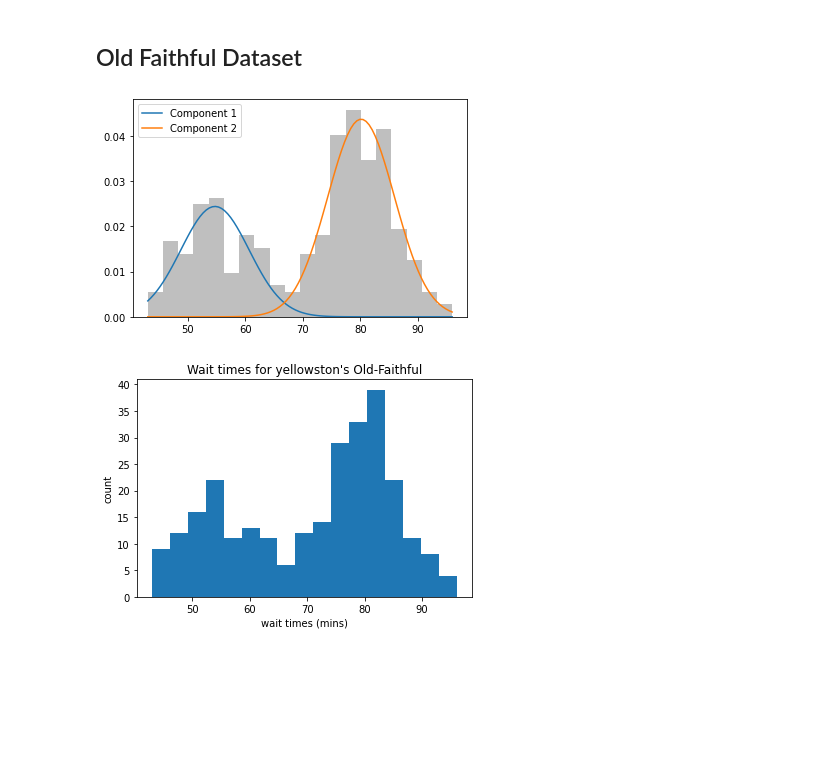
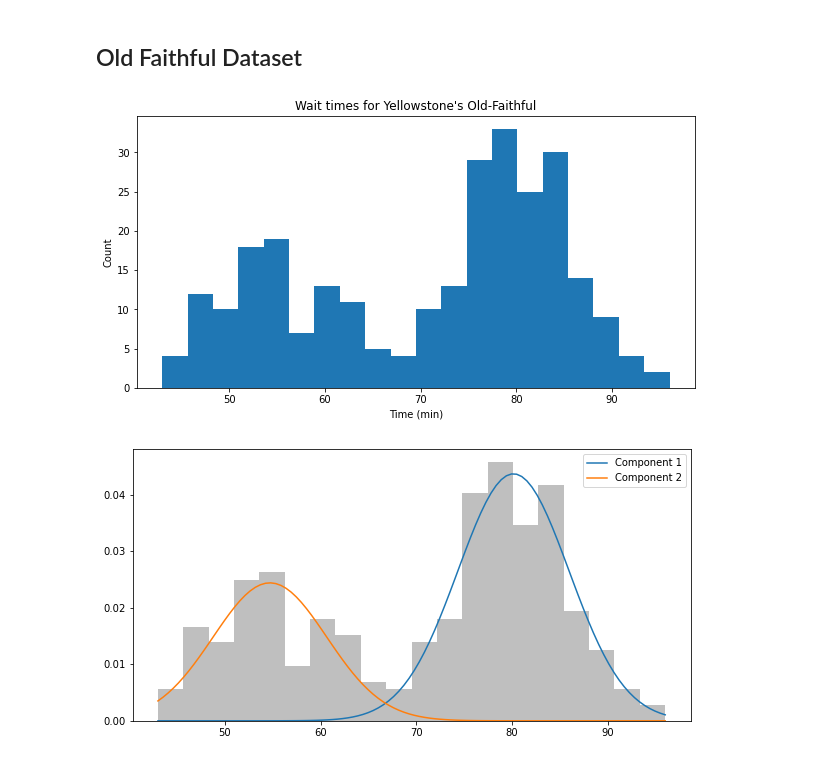
Before and after one commit to charlieh205/DP-GMM, a Jupyter notebook: Analysis.ipynb, the cells around one changed output. Cells and saved outputs as stored; diff of their text form; code cells hidden in the pictures; blank space fills up the shorter version.

```diff
--- a/Analysis.ipynb
+++ b/Analysis.ipynb
@@ -21,22 +22,23 @@ from ldp_gmm import LDPGMM
 # %%
 # read in data
 df = pd.read_csv("data/old_faithful.csv")
-wait_dat = df["waiting"].values.astype(int)
+wait_dat = df["waiting"].values.astype(int).reshape(-1, 1)
 
-# create non-DP GMM object and fit to data
-nondp_gmm = GMM(n_components=2)
-nondp_gmm.fit(wait_dat.reshape(-1, 1))
-nondp_gmm.plot_mixture(bins=20)
+# plot histogram
+plt.figure(figsize=(10, 5))
+plt.hist(wait_dat, bins=20)
+plt.title("Wait times for Yellowstone's Old-Faithful")
+plt.xlabel("Time (min)")
+plt.ylabel("Count")
+plt.show()
 # %% [output]
-[figure, old version]
+[figure, new version]
 # %%
-plt.hist(wait_dat, bins = 17)
-plt.title("Wait times for yellowston's Old-Faithful")
-plt.xlabel('wait times (mins)')
-plt.ylabel('count')
-plt.show()
+# create non-DP GMM object and fit to data
+nondp_gmm = GMM(n_components=2).fit(wait_dat)
+nondp_gmm.plot_mixture(wait_dat, bins=20)
 # %% [output]
-[figure, old version]
+[figure, new version]
 # %%
 # get non-DP GMM components
 nondp_means = nondp_gmm.means_.flatten()
```
Also changed, not shown: parts of 16 cells of this notebook.
